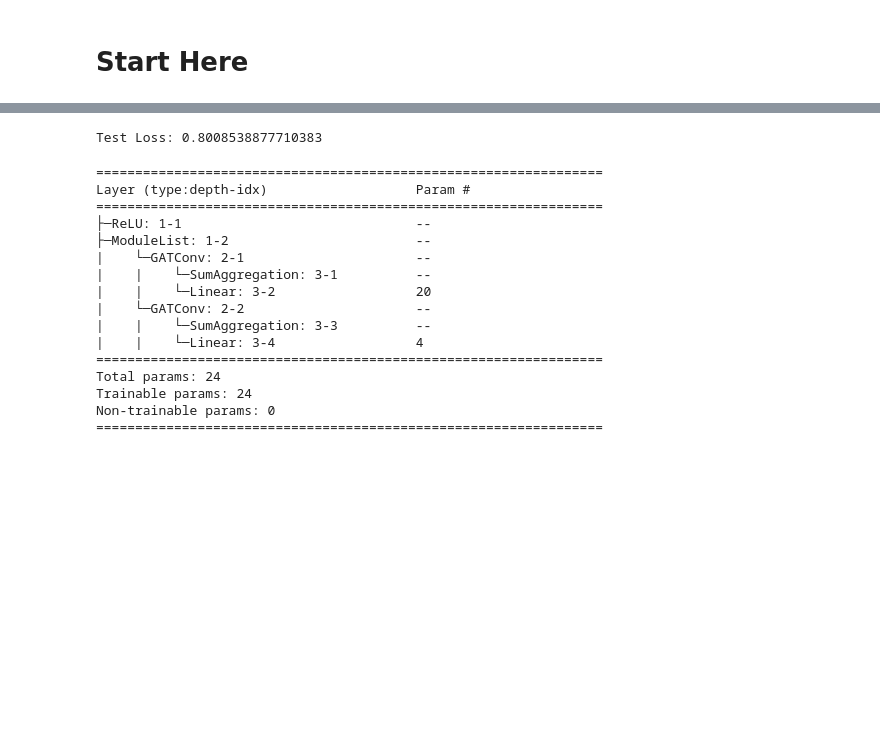
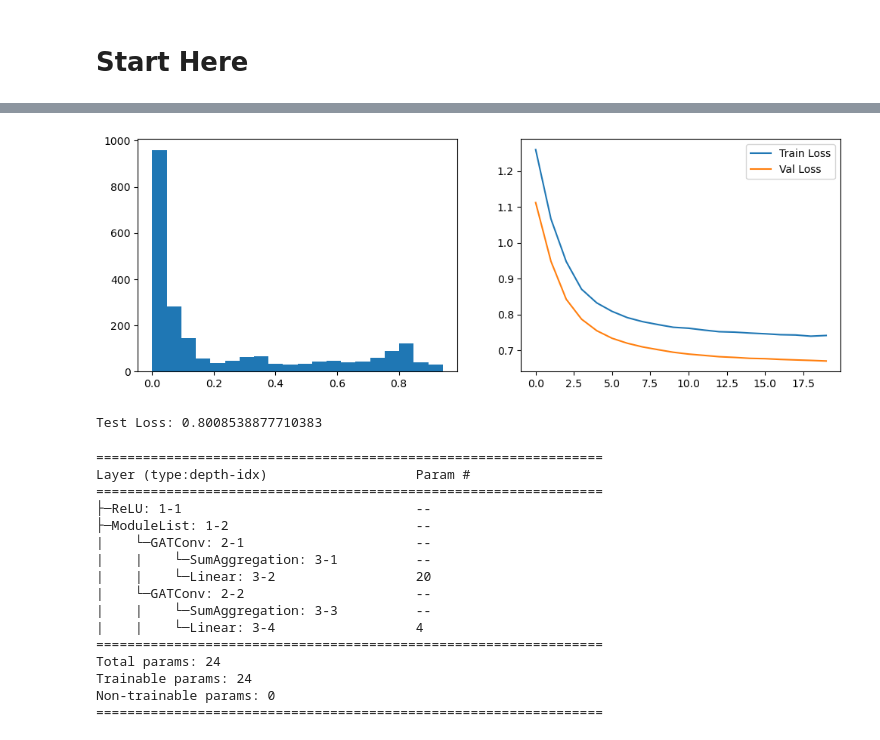
Before and after one commit to aarongarrison/coordination_prediction, a Jupyter notebook: GNNs.ipynb, the cells around one changed output, grey strips where cells are left out. Cells and saved outputs as stored; diff of their text form; code cells hidden in the pictures; blank space fills up the shorter version.

```diff
--- a/GNNs.ipynb
+++ b/GNNs.ipynb
@@ -209,0 +236,8 @@ plt.legend()
+# %%
+gcn = torch_geometric.nn.GCN(-1, 10, num_layers=2, out_channels=1, dropout=0.5)
+optimizer = torch.optim.Adam(gcn.parameters(), lr=1e-3)
+scheduler = torch.optim.lr_scheduler.ExponentialLR(optimizer, gamma=0.9)
+device = torch.device('cuda' if torch.cuda.is_available() else 'cpu')
+num_epochs = 20
+
+final_epoch, train_epoch_losses, val_epoch_losses = run_train(gcn, num_epochs, optimizer, scheduler, device)
@@ -210 +265,14 @@ plt.legend()
+# %%
+batch = next(iter(val_loader))
+out_probs = predict(gcn, batch, device)
+
+fig, axs = plt.subplots(1,2, figsize=(12,4))
+axs[0].hist(out_probs.detach().cpu().numpy(), 20)
+
+axs[1].plot(range(final_epoch+1), train_epoch_losses, label='Train Loss')
+axs[1].plot(range(final_epoch+1), val_epoch_losses, label='Val Loss')
+plt.legend()
+plt.show()
+# %% [output]
+[figure, added]
 # %%
```
Also changed, not shown: parts of 12 cells of this notebook.
